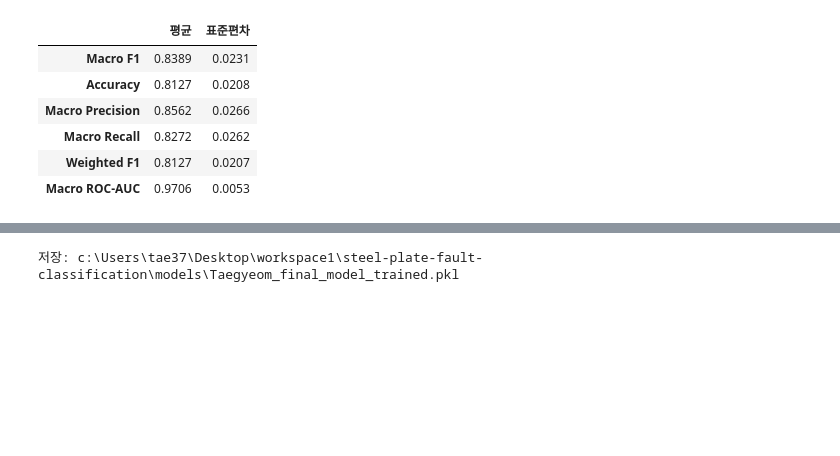
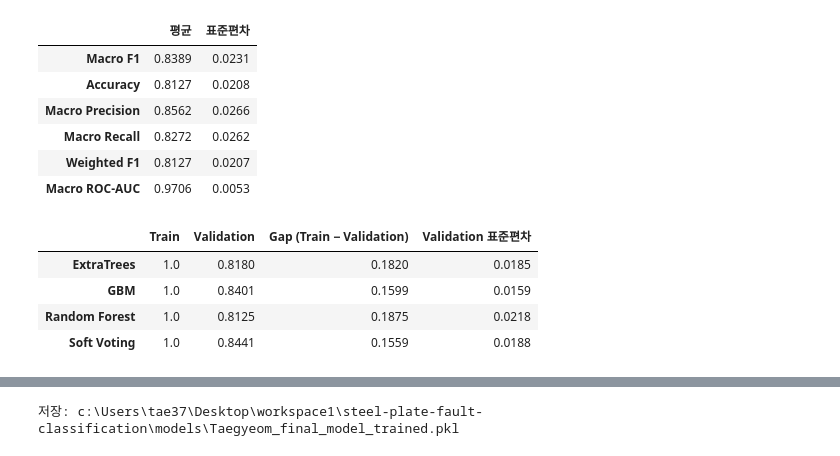
Before and after one commit to ehdwls1452/Teamproject01-steel-plate-fault-classification, a Jupyter notebook: notebooks/Taegyeom_08_train_final_model.ipynb, the cells around one changed output, grey strips where cells are left out. Cells and saved outputs as stored; diff of their text form; code cells hidden in the pictures; blank space fills up the shorter version.

Commit message:
overfitting check

```diff
--- a/notebooks/Taegyeom_08_train_final_model.ipynb
+++ b/notebooks/Taegyeom_08_train_final_model.ipynb
@@ -125,3 +125,29 @@ cv_summary
 | Macro Recall | 0.8272 | 0.0262 |
 | Weighted F1 | 0.8127 | 0.0207 |
 | Macro ROC-AUC | 0.9706 | 0.0053 |
+# %%
+# 4-3. 과적합 점검: 같은 5-fold에서 학습 fold 점수 vs 검증 fold 점수 (모델별)
+def overfit_fold(tr, va):
+    X_tr, y_tr, X_va, y_va = X_train.iloc[tr], y_train.iloc[tr], X_train.iloc[va], y_train.iloc[va]
+    models, pc = fit_soft_voting(X_tr, y_tr, n_jobs=1)
+    F_tr, F_va = add_features(X_tr, pc), add_features(X_va, pc)
+    row = {}
+    for name, m in zip(["ExtraTrees", "Random Forest", "GBM"], models):              # 구성 모델 각각
+        row[(name, "Train")] = f1_score(y_tr, m.predict(F_tr), average="macro")
+        row[(name, "Validation")] = f1_score(y_va, m.predict(F_va), average="macro")
+    row[("Soft Voting", "Train")] = f1_score(y_tr, predict_soft_voting(models, pc, X_tr)[0], average="macro")
+    row[("Soft Voting", "Validation")] = f1_score(y_va, predict_soft_voting(models, pc, X_va)[0], average="macro")
+    return row
+
+of = pd.DataFrame(Parallel(n_jobs=-1)(delayed(overfit_fold)(tr, va) for tr, va in cv.split(X_train, y_train)))
+of.columns = pd.MultiIndex.from_tuples(of.columns)                                # (모델, Train/Validation)
+overfit = of.mean().unstack()[["Train", "Validation"]]
+overfit["Gap (Train − Validation)"] = overfit["Train"] - overfit["Validation"]
+overfit["Validation 표준편차"] = of.xs("Validation", axis=1, level=1).std(ddof=0)
+overfit.round(4)
+# %% [output]
+|  | Train | Validation | Gap (Train − Validation) | Validation 표준편차 |
+| ExtraTrees | 1.0 | 0.8180 | 0.1820 | 0.0185 |
+| GBM | 1.0 | 0.8401 | 0.1599 | 0.0159 |
+| Random Forest | 1.0 | 0.8125 | 0.1875 | 0.0218 |
+| Soft Voting | 1.0 | 0.8441 | 0.1559 | 0.0188 |
```
Also changed, not shown: parts of 3 cells of this notebook, 34 other files.
